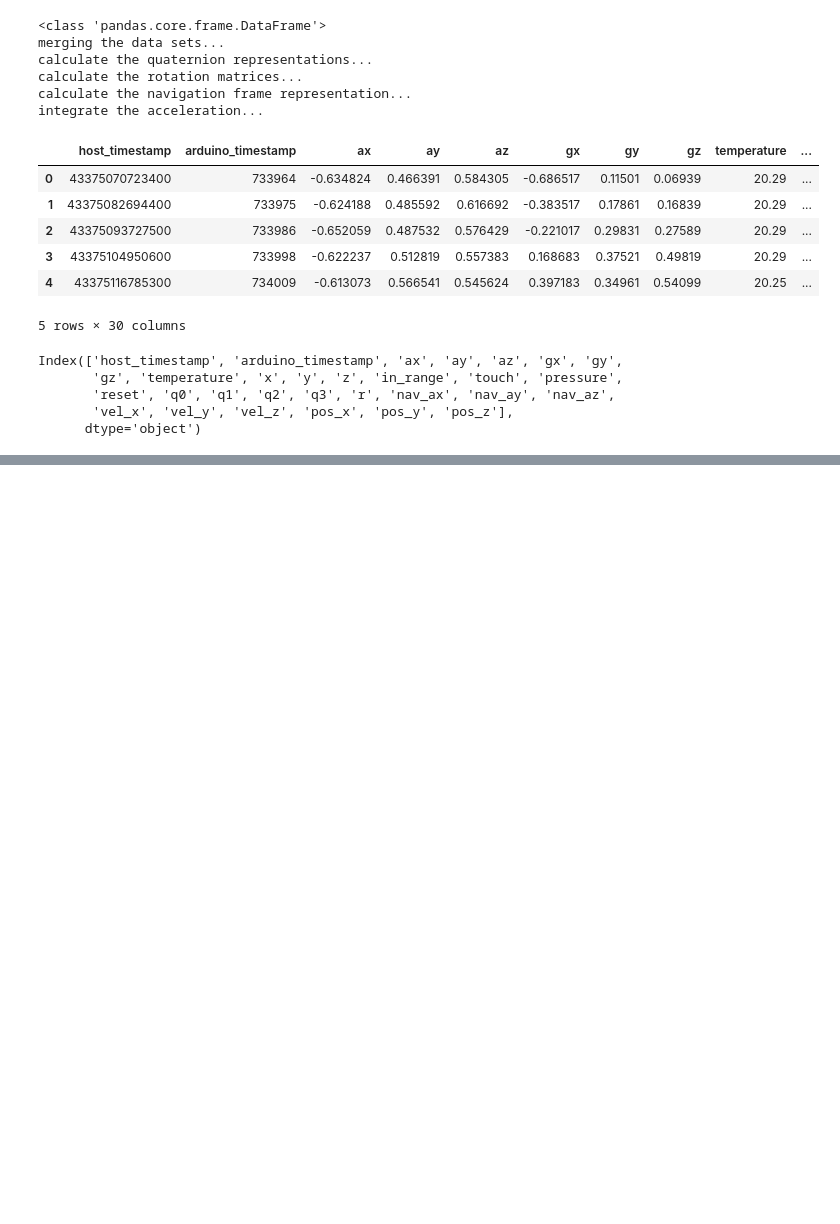
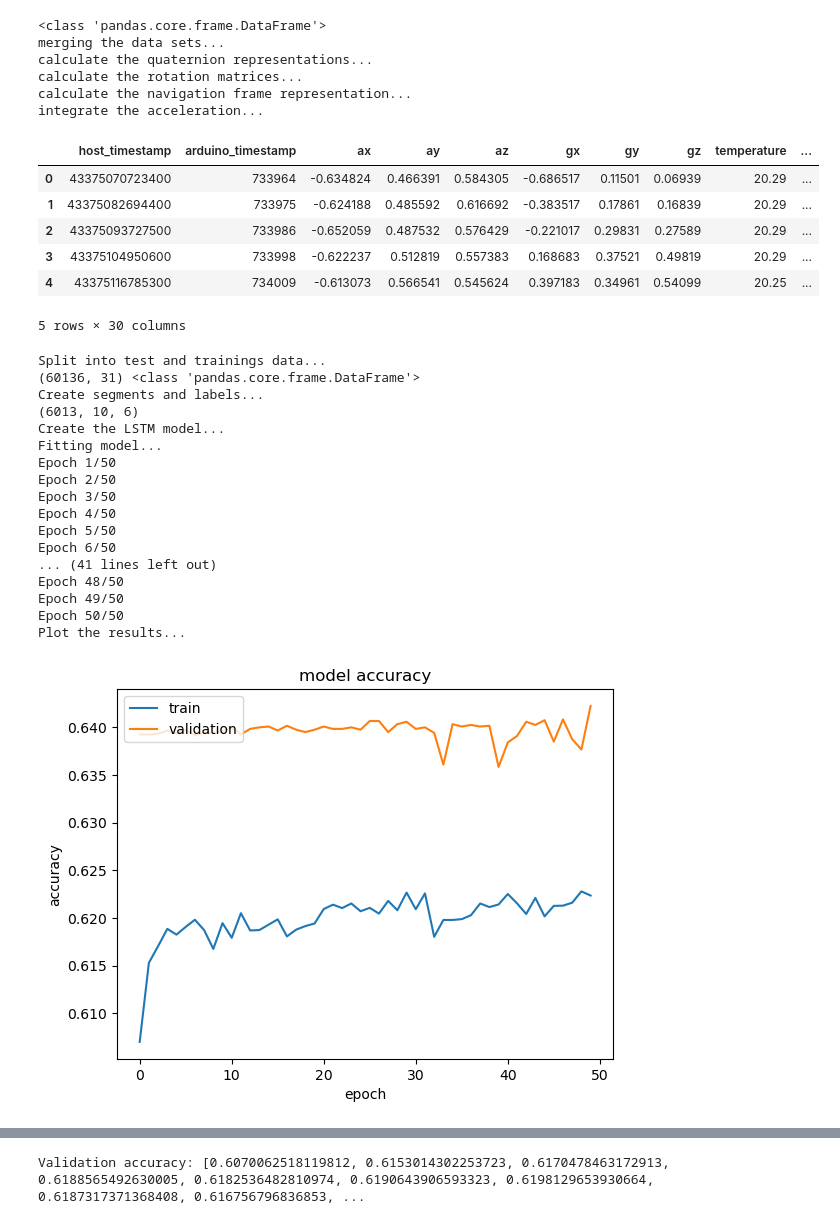
Before and after one commit to anni5701/tracePrediction, a Jupyter notebook: main.ipynb, the cells around one changed output, grey strips where cells are left out. Cells and saved outputs as stored; diff of their text form; code cells hidden in the pictures; blank space fills up the shorter version.

Commit message:
created training pipeline

```diff
--- a/main.ipynb
+++ b/main.ipynb
@@ -17,11 +18,24 @@ integrate the acceleration...
 | 3 | 43375104950600 | 733998 | -0.622237 | 0.512819 | 0.557383 | 0.168683 | 0.37521 | 0.49819 | 20.29 | ... |
 | 4 | 43375116785300 | 734009 | -0.613073 | 0.566541 | 0.545624 | 0.397183 | 0.34961 | 0.54099 | 20.25 | ... |
 5 rows × 30 columns
-# %%
-data.data_set.columns
-# %% [output]
-Index(['host_timestamp', 'arduino_timestamp', 'ax', 'ay', 'az', 'gx', 'gy',
-       'gz', 'temperature', 'x', 'y', 'z', 'in_range', 'touch', 'pressure',
-       'reset', 'q0', 'q1', 'q2', 'q3', 'r', 'nav_ax', 'nav_ay', 'nav_az',
-       'vel_x', 'vel_y', 'vel_z', 'pos_x', 'pos_y', 'pos_z'],
-      dtype='object')
+# %%
+model = PredictionModel(data.data_set)
+# %% [output]
+Split into test and trainings data...
+(60136, 31) <class 'pandas.core.frame.DataFrame'>
+Create segments and labels...
+(6013, 10, 6)
+Create the LSTM model...
+Fitting model...
+Epoch 1/50
+Epoch 2/50
+Epoch 3/50
+Epoch 4/50
+Epoch 5/50
+Epoch 6/50
+... (41 lines left out)
+Epoch 48/50
+Epoch 49/50
+Epoch 50/50
+Plot the results...
+[figure, added]
@@ -27,0 +43 @@ Index(['host_timestamp', 'arduino_timestamp', 'ax', 'ay', 'az', 'gx', 'gy',
+Validation accuracy: [0.6070062518119812, 0.6153014302253723, 0.6170478463172913, 0.6188565492630005, 0.6182536482810974, 0.6190643906593323, 0.6198129653930664, 0.6187317371368408, 0.616756796836853, ...
```
Also changed, not shown: parts of 3 cells of this notebook, 4 other files.
